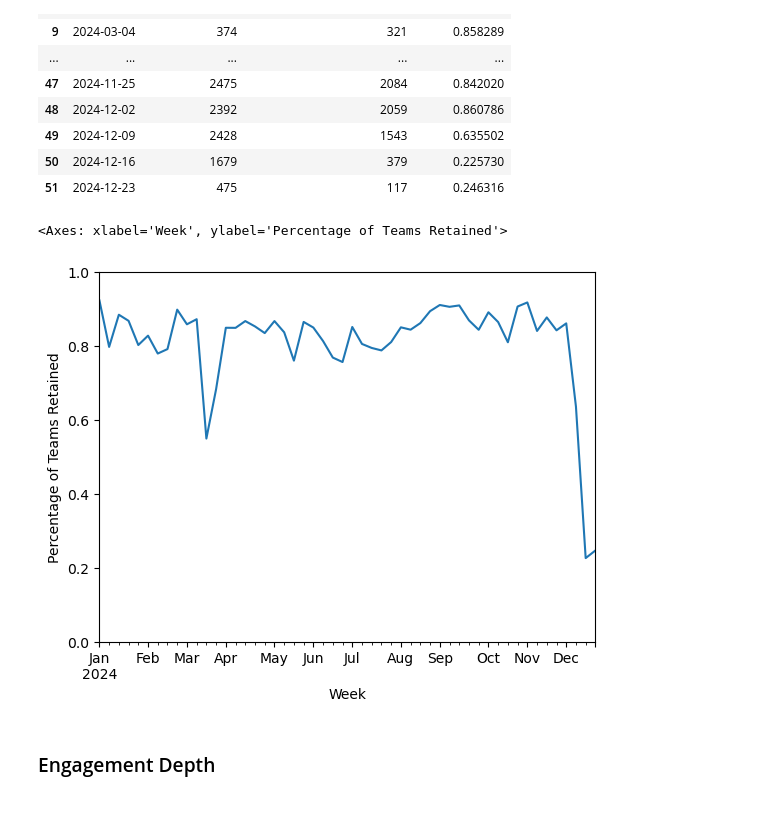
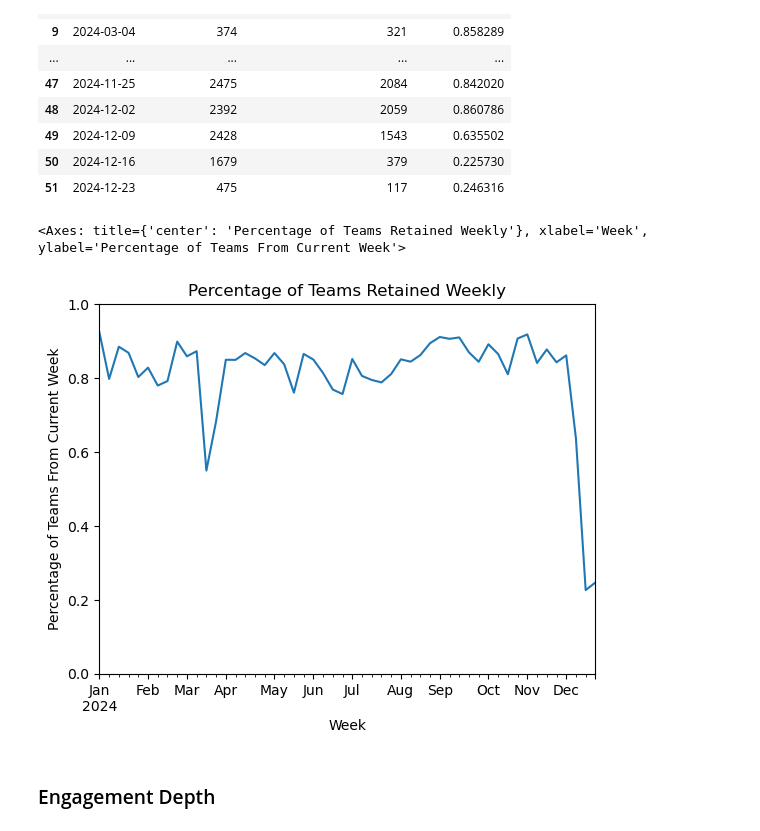
Before and after one commit to kevmb99/spond_interview, a Jupyter notebook: eda.ipynb, the cells around one changed output. Cells and saved outputs as stored; diff of their text form; code cells hidden in the pictures.

```diff
--- a/eda.ipynb
+++ b/eda.ipynb
@@ -515,16 +517,17 @@ weekly_retention
 | 51 | 2024-12-23 | 475 | 117 | 0.246316 |
 # %%
 weekly_retention.plot.line(
+    title='Percentage of Teams Retained Weekly',
     x='week',
     y='retention_rate',
     ylim=(0, 1),
     xlabel='Week',
-    ylabel='Percentage of Teams Retained',
+    ylabel='Percentage of Teams From Current Week',
     legend=False
 )
 # %% [output]
-<Axes: xlabel='Week', ylabel='Percentage of Teams Retained'>
+<Axes: title={'center': 'Percentage of Teams Retained Weekly'}, xlabel='Week', ylabel='Percentage of Teams From Current Week'>
-[figure, old version]
+[figure, new version]
 # %% [markdown]
 ### Engagement Depth
 # %% [markdown]
```
Also changed, not shown: parts of 4 cells of this notebook.
